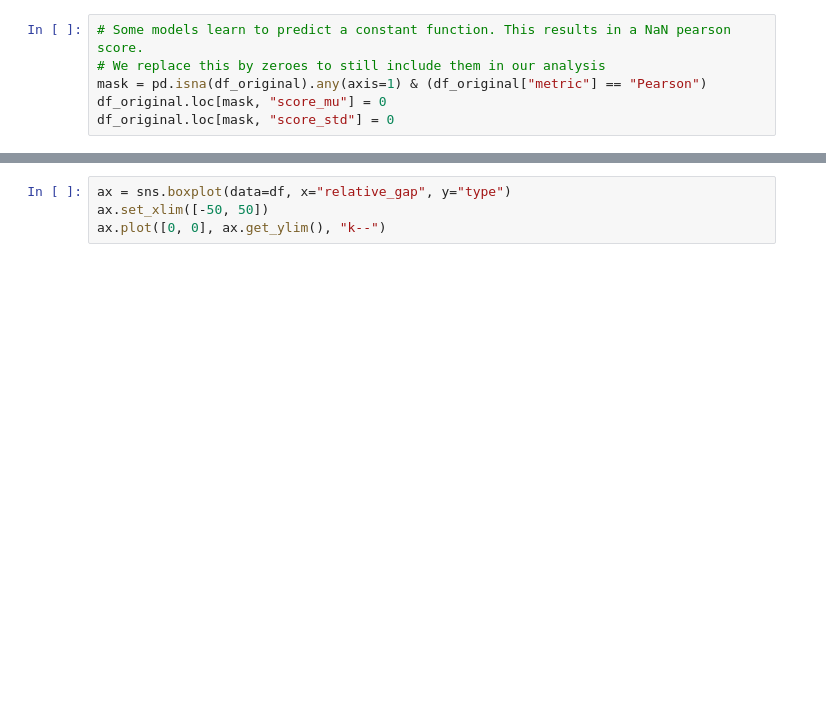
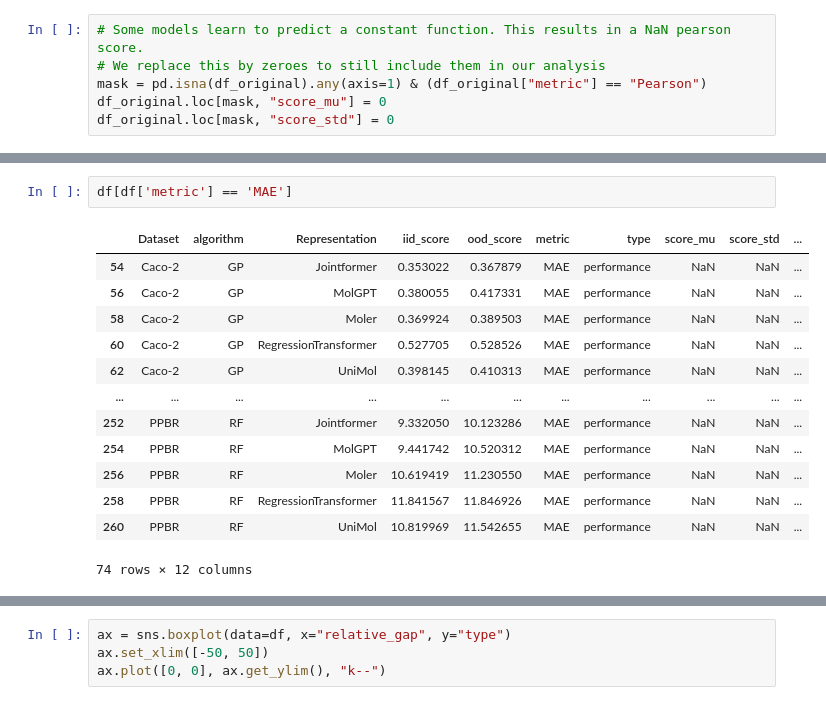
Before and after one commit to AdamIzdebski/mood-experiments, a Jupyter notebook: visualize.ipynb, the cells around one changed output, grey strips where cells are left out. Drawn from its saved outputs; the diff is of its cells as text; blank space fills up the shorter version.

```diff
--- a/visualize.ipynb
+++ b/visualize.ipynb
@@ -114 +119,17 @@ df.head()
+# %%
+df[df['metric'] == 'MAE']
+# %% [output]
+|  | Dataset | algorithm | Representation | iid_score | ood_score | metric | type | score_mu | score_std | ... |
+| 54 | Caco-2 | GP | Jointformer | 0.353022 | 0.367879 | MAE | performance | NaN | NaN | ... |
+| 56 | Caco-2 | GP | MolGPT | 0.380055 | 0.417331 | MAE | performance | NaN | NaN | ... |
+| 58 | Caco-2 | GP | Moler | 0.369924 | 0.389503 | MAE | performance | NaN | NaN | ... |
+| 60 | Caco-2 | GP | RegressionTransformer | 0.527705 | 0.528526 | MAE | performance | NaN | NaN | ... |
+| 62 | Caco-2 | GP | UniMol | 0.398145 | 0.410313 | MAE | performance | NaN | NaN | ... |
+| ... | ... | ... | ... | ... | ... | ... | ... | ... | ... | ... |
+| 252 | PPBR | RF | Jointformer | 9.332050 | 10.123286 | MAE | performance | NaN | NaN | ... |
+| 254 | PPBR | RF | MolGPT | 9.441742 | 10.520312 | MAE | performance | NaN | NaN | ... |
+| 256 | PPBR | RF | Moler | 10.619419 | 11.230550 | MAE | performance | NaN | NaN | ... |
+| 258 | PPBR | RF | RegressionTransformer | 11.841567 | 11.846926 | MAE | performance | NaN | NaN | ... |
+| 260 | PPBR | RF | UniMol | 10.819969 | 11.542655 | MAE | performance | NaN | NaN | ... |
+74 rows × 12 columns
 # %%
```
Also changed, not shown: parts of 14 cells of this notebook.
